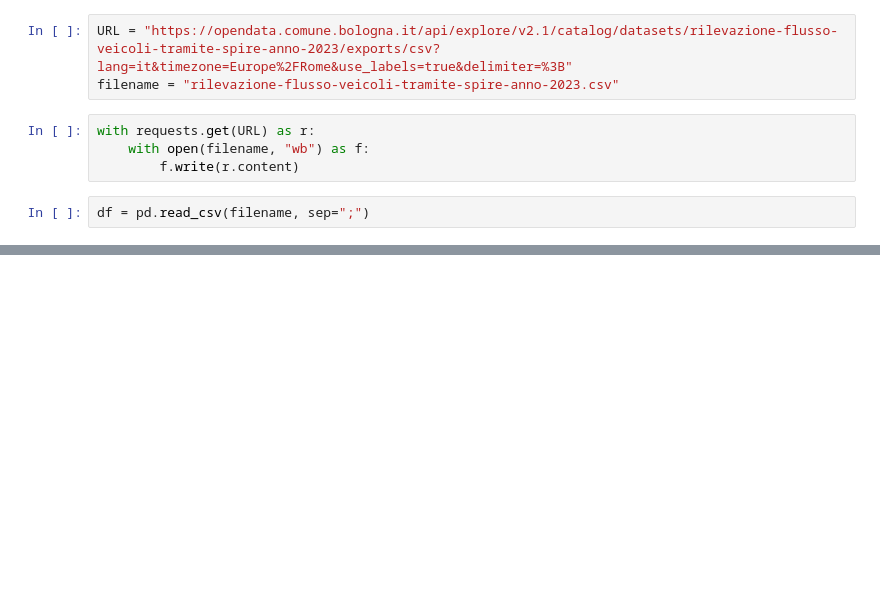
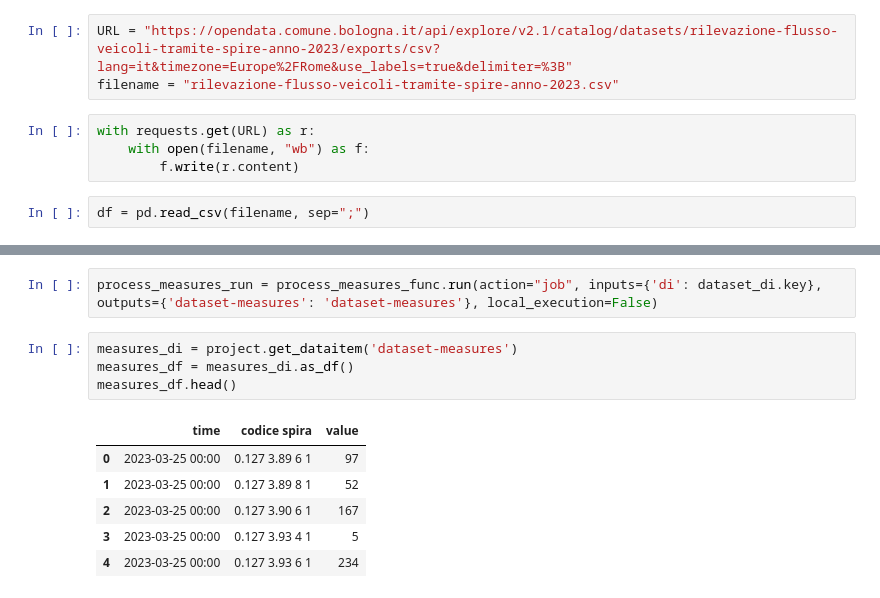
Before and after one commit to scc-digitalhub/digitalhub-tutorials, a Jupyter notebook: s1_etl/notebook-demo_etl.ipynb, the cells around one changed output, grey strips where cells are left out. Cells and saved outputs as stored; diff of their text form; blank space fills up the shorter version.

```diff
--- a/s1_etl/notebook-demo_etl.ipynb
+++ b/s1_etl/notebook-demo_etl.ipynb
@@ -21,0 +167,13 @@ df = pd.read_csv(filename, sep=";")
+# %%
+process_measures_run = process_measures_func.run(action="job", inputs={'di': dataset_di.key}, outputs={'dataset-measures': 'dataset-measures'}, local_execution=False)
+# %%
+measures_di = project.get_dataitem('dataset-measures')
+measures_df = measures_di.as_df()
+measures_df.head()
+# %% [output]
+|  | time | codice spira | value |
+| 0 | 2023-03-25 00:00 | 0.127 3.89 6 1 | 97 |
+| 1 | 2023-03-25 00:00 | 0.127 3.89 8 1 | 52 |
+| 2 | 2023-03-25 00:00 | 0.127 3.90 6 1 | 167 |
+| 3 | 2023-03-25 00:00 | 0.127 3.93 4 1 | 5 |
+| 4 | 2023-03-25 00:00 | 0.127 3.93 6 1 | 234 |
```
Also changed, not shown: parts of 28 cells of this notebook, 1 other file.
